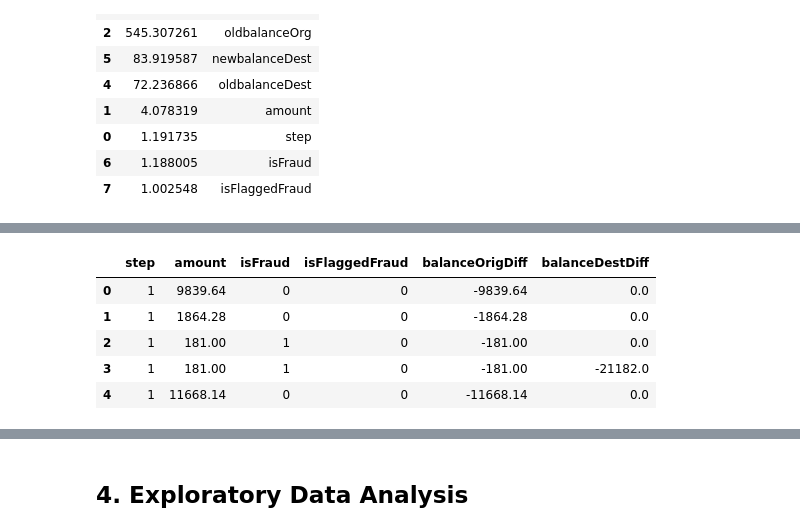
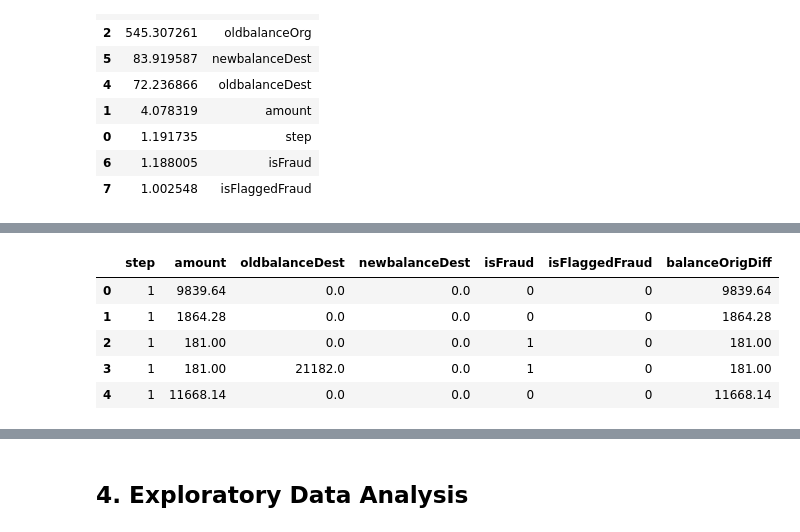
Before and after one commit to ArunavaKumar/Financial-Payment-Services-Fraud-Detection, a Jupyter notebook: Fraud Detection Analysis.ipynb, the cells around one changed output, grey strips where cells are left out. Drawn from its saved outputs; the diff is of its cells as text; code cells hidden in the pictures.

```diff
--- a/Fraud Detection Analysis.ipynb
+++ b/Fraud Detection Analysis.ipynb
@@ -260,14 +256,11 @@ vif_info.sort_values('VIF', ascending=False)
 # %%
-num_fraud_df['balanceOrigDiff'] = num_fraud_df['newbalanceOrig'] - num_fraud_df['oldbalanceOrg']
-num_fraud_df['balanceDestDiff'] = num_fraud_df['newbalanceDest'] - num_fraud_df['oldbalanceDest']
-
-final_df = num_fraud_df.drop(['newbalanceOrig', 'oldbalanceOrg', 'newbalanceDest', 'oldbalanceDest'], axis=1)
-
+num_fraud_df['balanceOrigDiff'] = num_fraud_df['oldbalanceOrg'] - num_fraud_df['newbalanceOrig']
+final_df = num_fraud_df.drop(['newbalanceOrig', 'oldbalanceOrg'], axis=1)
 final_df.head()
 # %% [output]
-|  | step | amount | isFraud | isFlaggedFraud | balanceOrigDiff | balanceDestDiff |
-| 0 | 1 | 9839.64 | 0 | 0 | -9839.64 | 0.0 |
-| 1 | 1 | 1864.28 | 0 | 0 | -1864.28 | 0.0 |
-| 2 | 1 | 181.00 | 1 | 0 | -181.00 | 0.0 |
-| 3 | 1 | 181.00 | 1 | 0 | -181.00 | -21182.0 |
-| 4 | 1 | 11668.14 | 0 | 0 | -11668.14 | 0.0 |
+|  | step | amount | oldbalanceDest | newbalanceDest | isFraud | isFlaggedFraud | balanceOrigDiff |
+| 0 | 1 | 9839.64 | 0.0 | 0.0 | 0 | 0 | 9839.64 |
+| 1 | 1 | 1864.28 | 0.0 | 0.0 | 0 | 0 | 1864.28 |
+| 2 | 1 | 181.00 | 0.0 | 0.0 | 1 | 0 | 181.00 |
+| 3 | 1 | 181.00 | 21182.0 | 0.0 | 1 | 0 | 181.00 |
+| 4 | 1 | 11668.14 | 0.0 | 0.0 | 0 | 0 | 11668.14 |
```
Also changed, not shown: parts of 79 cells of this notebook.
